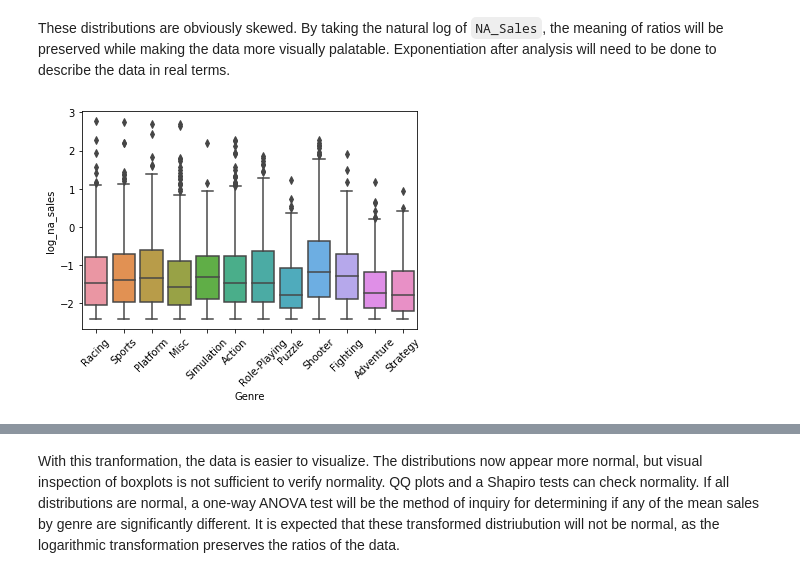
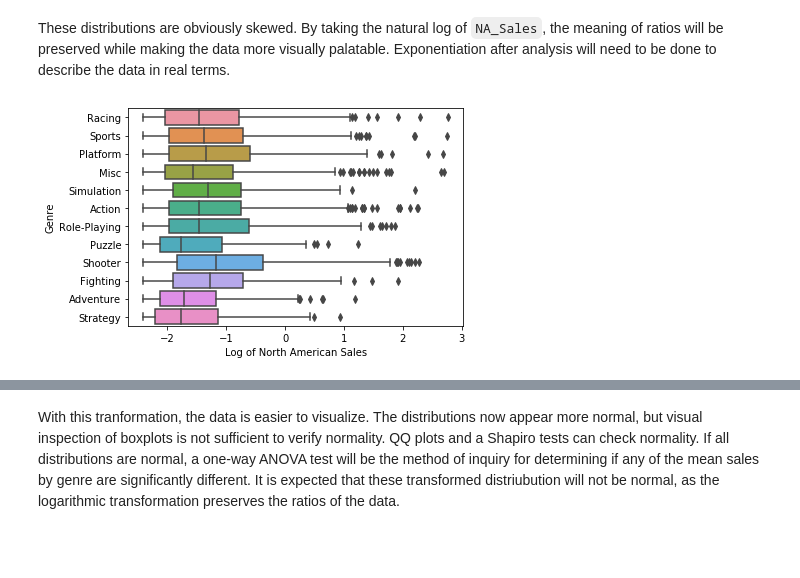
Before and after one commit to DJGump/game_sales_analysis, a Jupyter notebook: vg_sales_analysis_testing_dgump.ipynb, the cells around one changed output, grey strips where cells are left out. Cells and saved outputs as stored; diff of their text form; code cells hidden in the pictures; blank space fills up the shorter version.

```diff
--- a/vg_sales_analysis_testing_dgump.ipynb
+++ b/vg_sales_analysis_testing_dgump.ipynb
@@ -254,14 +254,16 @@ These distributions are obviously skewed. By taking the natural log of `NA_Sales
 # %%
 vg_00_10["log_na_sales"] = np.log(vg_00_10["NA_Sales"])
 # pt = preprocessing.PowerTransformer(method="box-cox", standardize=False)
 # vg_00_10["nrml_na_sales"] = pt.fit_transform(vg_00_10["NA_Sales"].values.reshape(1, -1))
 
 
-boxplots = sns.boxplot("Genre", "log_na_sales", data=vg_00_10)
-boxplots.set_xticklabels(boxplots.get_xticklabels(), rotation=45)
+boxplots = sns.boxplot("log_na_sales", "Genre", data=vg_00_10)
+boxplots.set(xlabel="Log of North American Sales")
+
+# boxplots.set_xticklabels(boxplots.get_xticklabels(), rotation=45)
 plt.show()
 # %% [output]
-[figure, old version]
+[figure, new version]
 [interactive output not drawn]
 # %% [markdown]
 With this tranformation, the data is easier to visualize. The distributions now appear more normal, but visual inspection of boxplots is not sufficient to verify normality. QQ plots and a Shapiro tests can check normality. If all distributions are normal, a one-way ANOVA test will be the method of inquiry for determining if any of the mean sales by genre are significantly different. It is expected that these transformed distriubution will not be normal, as the logarithmic transformation preserves the ratios of the data.
```
Also changed, not shown: parts of 6 cells of this notebook, 3 other files.
